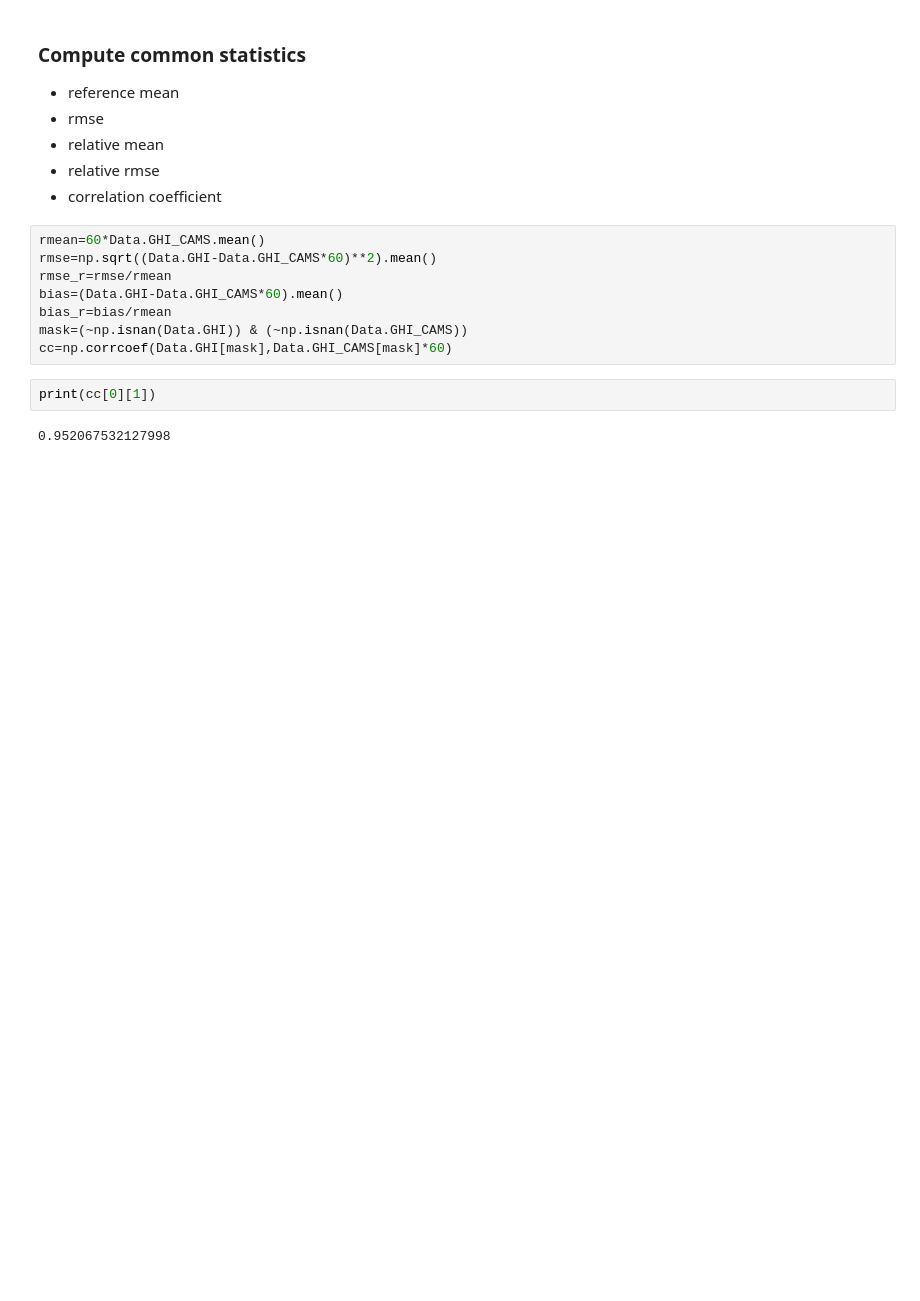
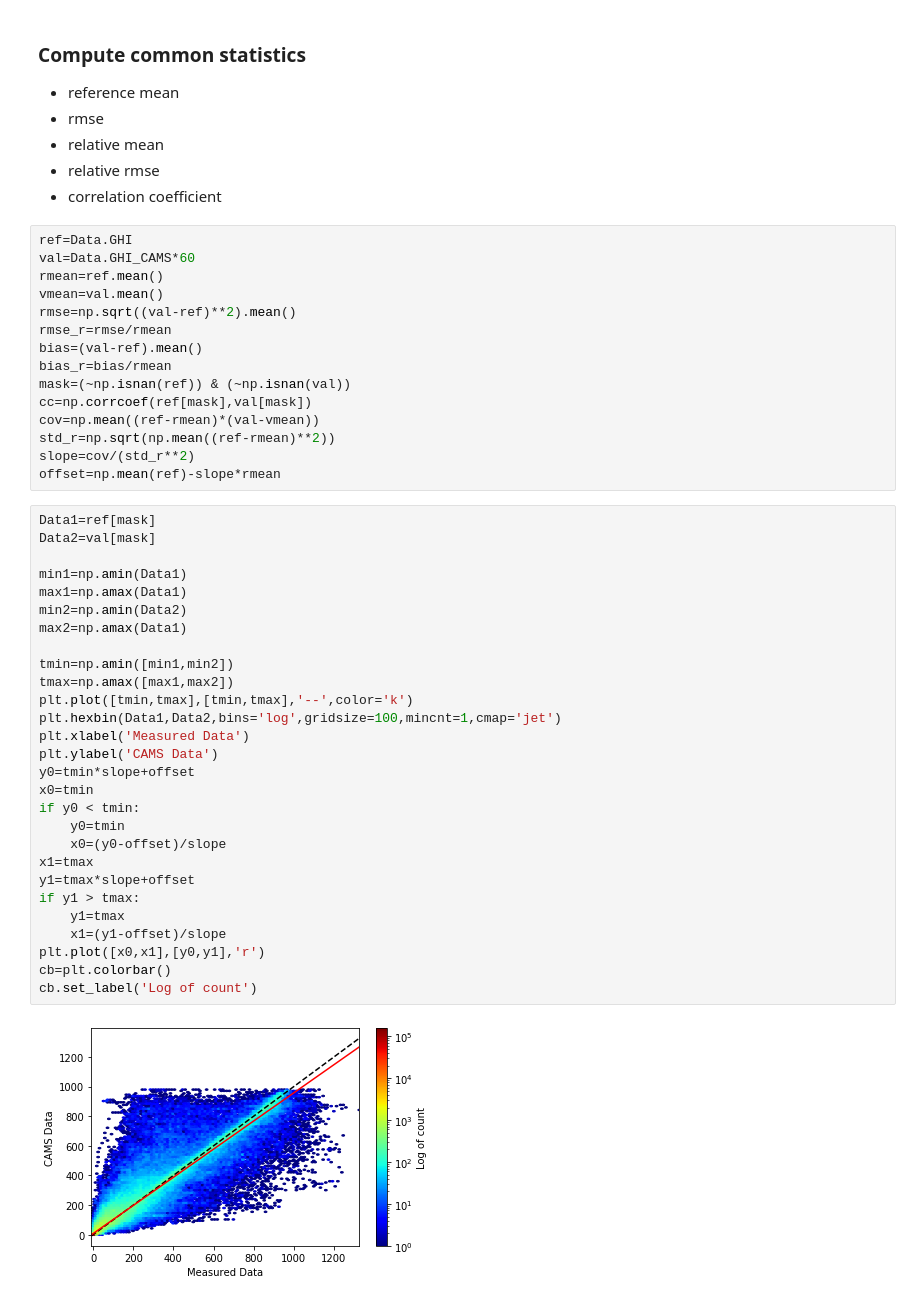
Before and after one commit to Xuge06/Solar_lab, a Jupyter notebook: LAB3.ipynb, the cells around one changed output. Saved outputs shown, nothing was run; the diff lists cells and outputs as text; blank space fills up the shorter version.

```diff
--- a/LAB3.ipynb
+++ b/LAB3.ipynb
@@ -368,15 +368,48 @@ plt.plot(HZ.AZIMUT,HZ.ELEVATION,'k',linewidth=2)
 - relative mean
 - relative rmse
 - correlation coefficient
-# %%
-rmean=60*Data.GHI_CAMS.mean()
-rmse=np.sqrt((Data.GHI-Data.GHI_CAMS*60)**2).mean()
-rmse_r=rmse/rmean
-bias=(Data.GHI-Data.GHI_CAMS*60).mean()
-bias_r=bias/rmean
-mask=(~np.isnan(Data.GHI)) & (~np.isnan(Data.GHI_CAMS))
-cc=np.corrcoef(Data.GHI[mask],Data.GHI_CAMS[mask]*60)
-# %%
-print(cc[0][1])
-# %% [output]
-0.952067532127998
+# %%
+ref=Data.GHI
+val=Data.GHI_CAMS*60
+rmean=ref.mean()
+vmean=val.mean()
+rmse=np.sqrt((val-ref)**2).mean()
+rmse_r=rmse/rmean
+bias=(val-ref).mean()
+bias_r=bias/rmean
+mask=(~np.isnan(ref)) & (~np.isnan(val))
+cc=np.corrcoef(ref[mask],val[mask])
+cov=np.mean((ref-rmean)*(val-vmean))
+std_r=np.sqrt(np.mean((ref-rmean)**2))
+slope=cov/(std_r**2)
+offset=np.mean(ref)-slope*rmean
+# %%
+Data1=ref[mask]
+Data2=val[mask]
+
+min1=np.amin(Data1)
+max1=np.amax(Data1)
+min2=np.amin(Data2)
+max2=np.amax(Data1)
+
+tmin=np.amin([min1,min2])
+tmax=np.amax([max1,max2])
+plt.plot([tmin,tmax],[tmin,tmax],'--',color='k')
+plt.hexbin(Data1,Data2,bins='log',gridsize=100,mincnt=1,cmap='jet')
+plt.xlabel('Measured Data')
+plt.ylabel('CAMS Data')
+y0=tmin*slope+offset
+x0=tmin
+if y0 < tmin:
+    y0=tmin
+    x0=(y0-offset)/slope
+x1=tmax
+y1=tmax*slope+offset
+if y1 > tmax:
+    y1=tmax
+    x1=(y1-offset)/slope
+plt.plot([x0,x1],[y0,y1],'r')
+cb=plt.colorbar()
+cb.set_label('Log of count')
+# %% [output]
+[figure, added]
```
Also changed, not shown: 3 other files.
